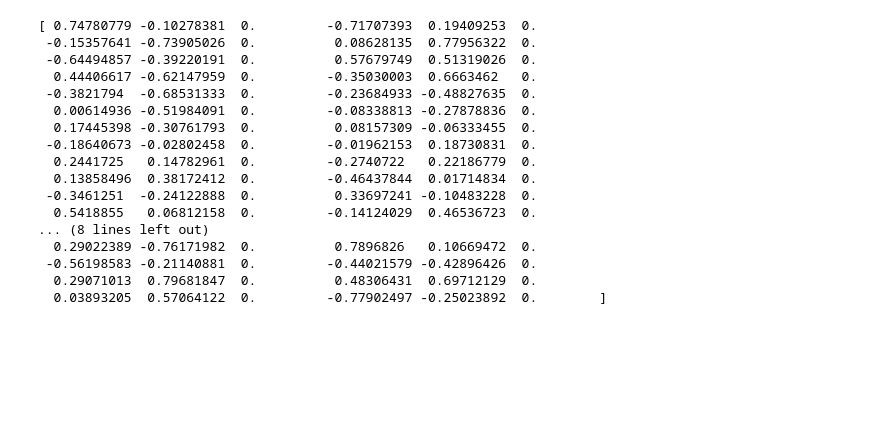
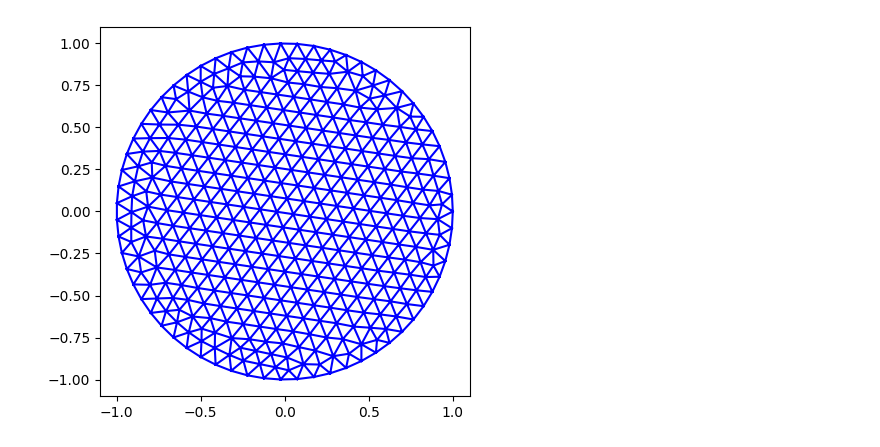
Before and after one commit to JeppeKlitgaard/02689-Advanced-Numerical-Methods, a Jupyter notebook: assignment_3/jk_gmsh_test.ipynb, the cells around one changed output. Cells and saved outputs as stored; diff of their text form; code cells hidden in the pictures; blank space fills up the shorter version.

```diff
--- a/assignment_3/jk_gmsh_test.ipynb
+++ b/assignment_3/jk_gmsh_test.ipynb
@@ -99,13 +130,21 @@ assert num_nodes_per_element == 3, "We want triangular mesh, something went wron
 # nodeTags[0] contains the flattened list of node tags for all elements
 # We can reshape this using numpy for easier viewing
 # The list is [e1_n1, e1_n2, e1_n3, e2_n1, e2_n2, e2_n3, ...]
-EtoV = np.array(node_tags_element).reshape(num_elements, num_nodes_per_element)
+EtoV_tags = np.array(node_tags_element).reshape(num_elements, num_nodes_per_element)
+EtoV = np.arange(len(EtoV_tags))  # Bit of a hack, only works when they are numbered consecutively
 
-node_tags, node_coords, _ = gmsh.model.mesh.getNodes(dim=2, tag=tag_surface)
+node_tags, node_coords, _ = gmsh.model.mesh.getNodes()
+# node_tags, node_coords, _ = gmsh.model.mesh.getNodes(dim=2, tag=tag_surface)
 # node_coords is flattened: [x1, y1, z1, x2, y2, z2, ...]
 node_coords = np.array(node_coords).reshape(-1, 3)
 V_x = node_coords[:, 0]
 V_y = node_coords[:, 1]
+
+# Connectivity graph
+node_to_idx = {tag: idx for idx, tag in enumerate(node_tags)}
+EtoV_tags = np.array(node_tags_element).reshape(num_elements, num_nodes_per_element)
+EtoV = np.vectorize(node_to_idx.__getitem__)(EtoV_tags)
+
 
 num_nodes = len(node_tags)
 
@@ -125,9 +164,20 @@ num_faces = 2 + num_elements - num_nodes
 # gmsh.fltk.run()
 gmsh.finalize()
 
-print(f"K:{num_elements=}")
-print(f"Nv:{num_nodes=}")
-print(f"Nfaces:{num_faces=}")
-print(f"VX:{V_x=}")
-print(f"VY:{V_y=}")
-print(f"EToV:{EtoV=}")
+# print(f"K:{num_elements=}")
+# print(f"Nv:{num_nodes=}")
+# print(f"Nfaces:{num_faces=}")
+# print(f"VX:{V_x=}")
+# print(f"VY:{V_y=}")
+# print(f"EToV:{EtoV=}")
+
+mesh = Mesh(
+    num_elements=num_elements,
+    num_nodes=num_nodes,
+    num_faces=num_faces,
+    V_x=V_x,
+    V_y=V_y,
+    EtoV_tags=EtoV_tags,
+    EtoV=EtoV,
+    node_to_idx=node_to_idx,
+)
@@ -152,20 +184,12 @@ VX:V_x=array([ 0.74780779, -0.71707393, -0.15357641,  0.08628135, -0.64494857,
-# %%
-print(node_coords)
-# %% [output]
-[ 0.74780779 -0.10278381  0.         -0.71707393  0.19409253  0.
- -0.15357641 -0.73905026  0.          0.08628135  0.77956322  0.
- -0.64494857 -0.39220191  0.          0.57679749  0.51319026  0.
-  0.44406617 -0.62147959  0.         -0.35030003  0.6663462   0.
- -0.3821794  -0.68531333  0.         -0.23684933 -0.48827635  0.
-  0.00614936 -0.51984091  0.         -0.08338813 -0.27878836  0.
-  0.17445398 -0.30761793  0.          0.08157309 -0.06333455  0.
- -0.18640673 -0.02802458  0.         -0.01962153  0.18730831  0.
-  0.2441725   0.14782961  0.         -0.2740722   0.22186779  0.
-  0.13858496  0.38172412  0.         -0.46437844  0.01714834  0.
- -0.3461251  -0.24122888  0.          0.33697241 -0.10483228  0.
-  0.5418855   0.06812158  0.         -0.14124029  0.46536723  0.
-... (8 lines left out)
-  0.29022389 -0.76171982  0.          0.7896826   0.10669472  0.
- -0.56198583 -0.21140881  0.         -0.44021579 -0.42896426  0.
-  0.29071013  0.79681847  0.          0.48306431  0.69712129  0.
-  0.03893205  0.57064122  0.         -0.77902497 -0.25023892  0.        ]
+# %%
+from mesh import create_2d_circle
+
+mesh2 = create_2d_circle(
+    radius=1.0,
+    origin=(0.0, 0.0),
+    mesh_size=0.1
+)
+
+mesh2.plot()
+# %% [output]
+[figure, added]
```
Also changed, not shown: parts of 3 cells of this notebook, 1 other file.
